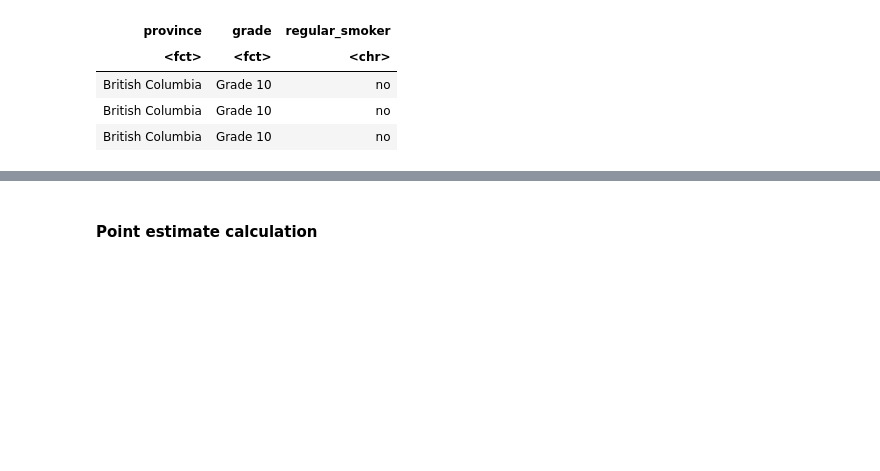
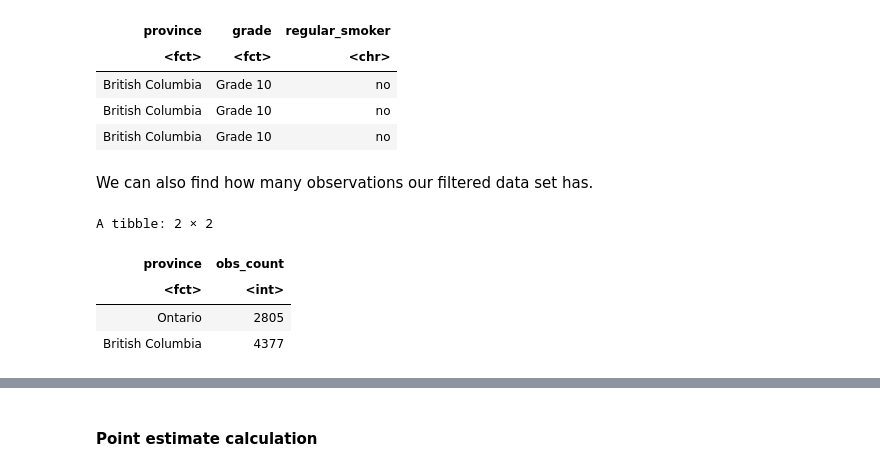
Before and after one commit to Ihor16/stat-201-project, a Jupyter notebook: Final Report.ipynb, the cells around one changed output, grey strips where cells are left out. Saved outputs shown, nothing was run; the diff lists cells and outputs as text; code cells hidden in the pictures; blank space fills up the shorter version.

```diff
--- a/Final Report.ipynb
+++ b/Final Report.ipynb
@@ -107,4 +112,16 @@ A tibble: 3 × 3
 | British Columbia | Grade 10 | no |
 | British Columbia | Grade 10 | no |
 | British Columbia | Grade 10 | no |
+# %% [markdown]
+We can also find how many observations our filtered data set has.
+# %%
+tidy_data %>%
+  group_by(province) %>%
+  summarise(obs_count = n())
+# %% [output]
+A tibble: 2 × 2
+| province | obs_count |
+| <fct> | <int> |
+| Ontario | 2805 |
+| British Columbia | 4377 |
 # %% [markdown]
```
Also changed, not shown: parts of 13 cells of this notebook.
